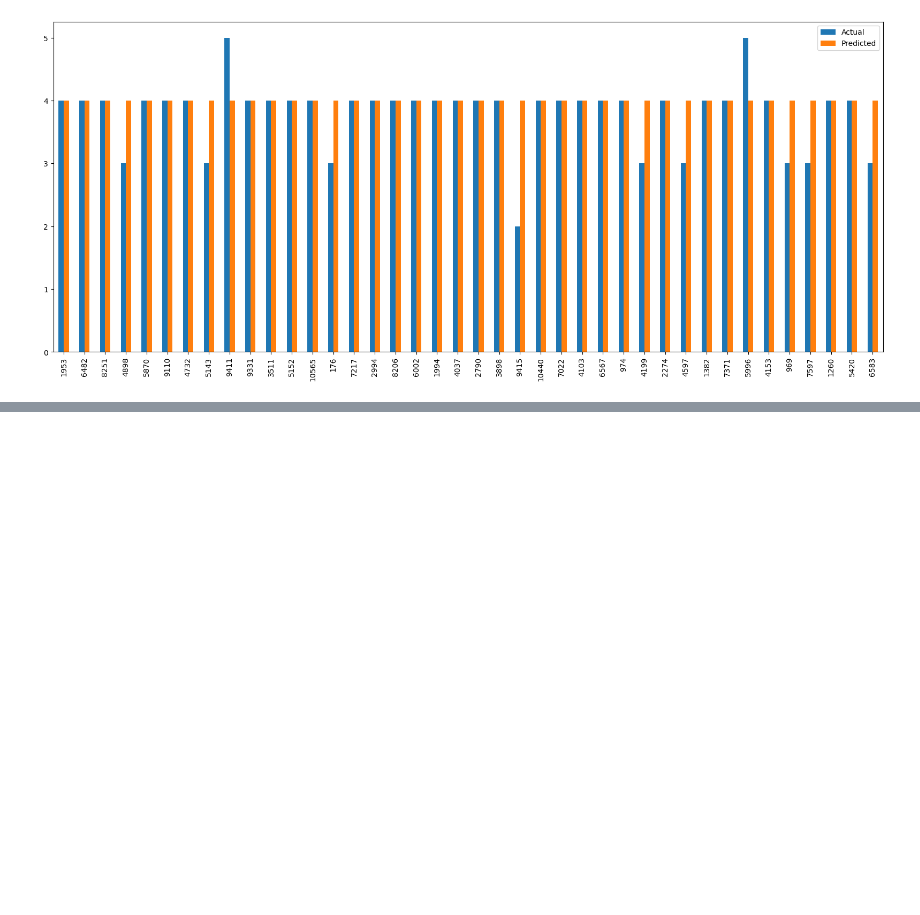
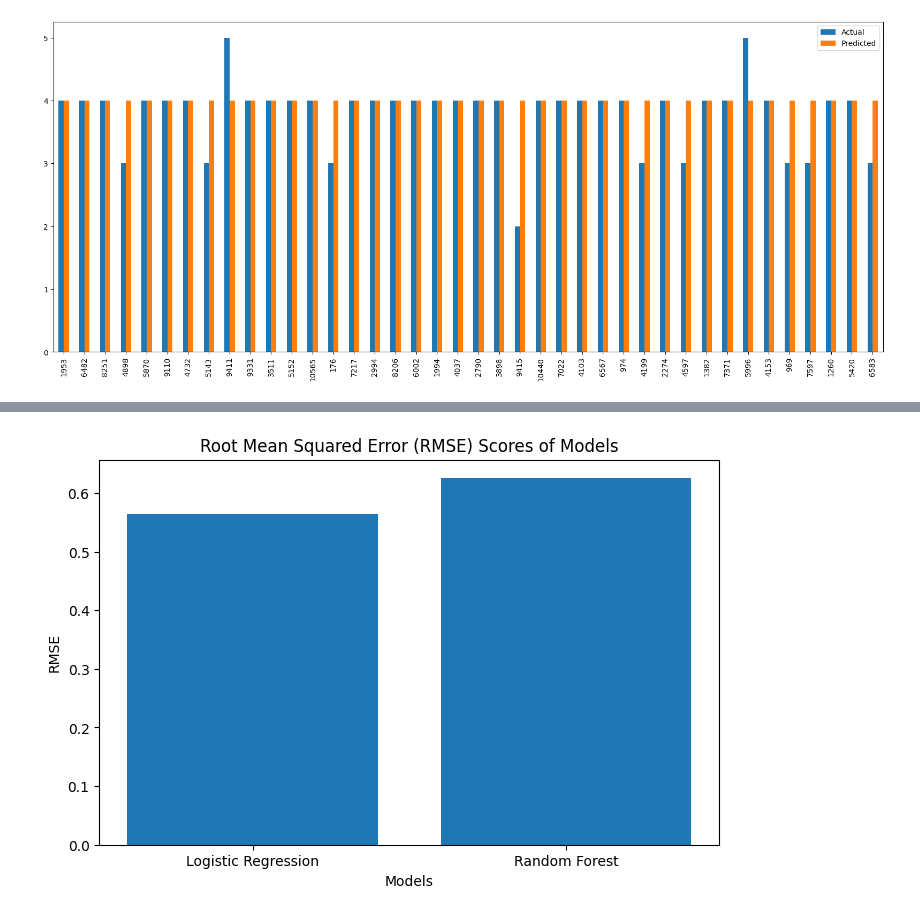
Before and after one commit to Tuwaiq-Data-Science-Bootcamp-V3/Bootcamp-Project-4-Machine-Learning, a Jupyter notebook: MLproject.ipynb, the cells around one changed output, grey strips where cells are left out. Saved outputs shown, nothing was run; the diff lists cells and outputs as text; code cells hidden in the pictures; blank space fills up the shorter version.

```diff
--- a/MLproject.ipynb
+++ b/MLproject.ipynb
@@ -529,0 +575,10 @@ dfReg2[:40].plot(kind = "bar", figsize = (20,8))
+# %%
+# Plotting RMSE scores
+plt.figure(figsize=(8, 5))
+plt.bar(models, rmse_scores)
+plt.title('Root Mean Squared Error (RMSE) Scores of Models')
+plt.xlabel('Models')
+plt.ylabel('RMSE')
+plt.show()
+# %% [output]
+[figure, added]
```
Also changed, not shown: parts of 6 cells of this notebook, 1 other file.
